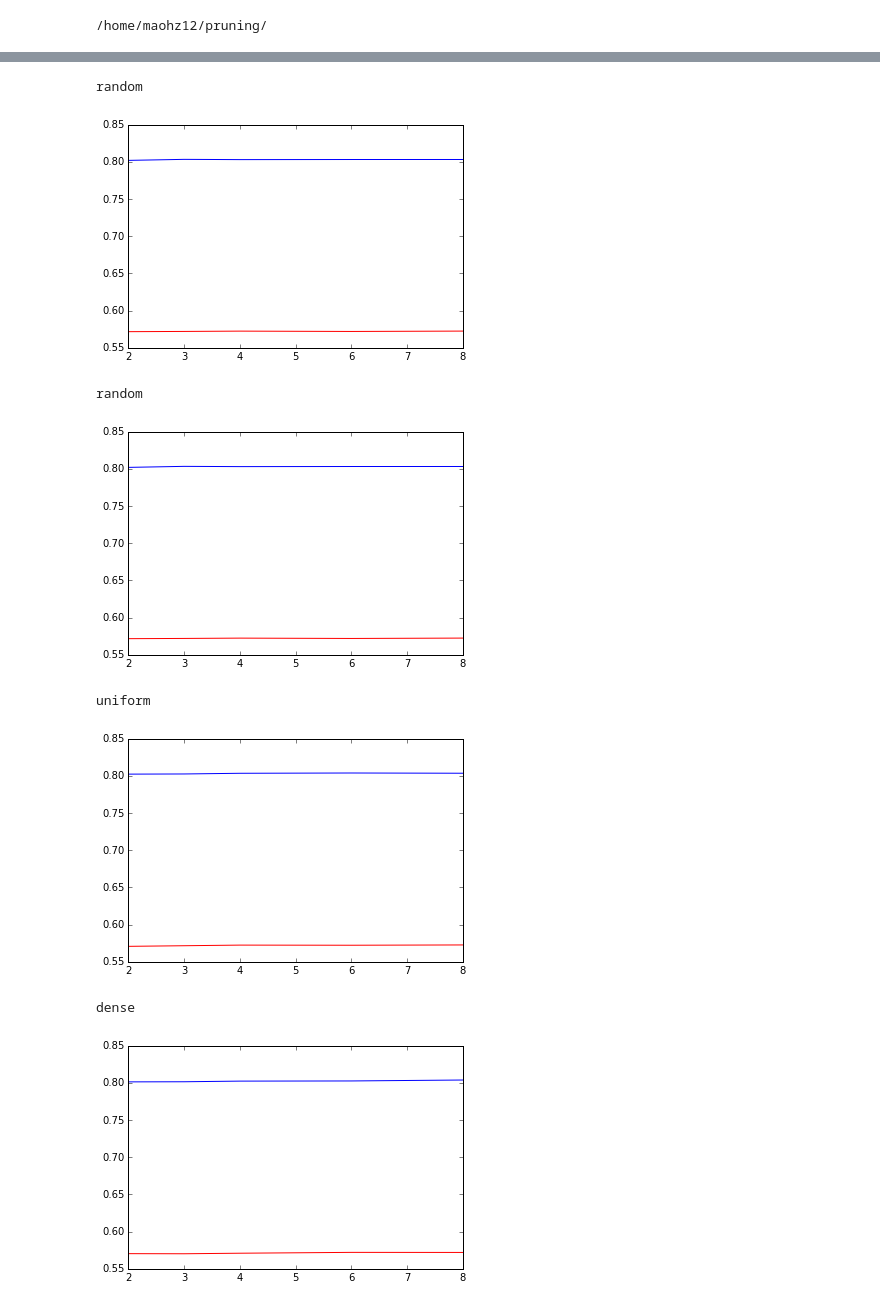
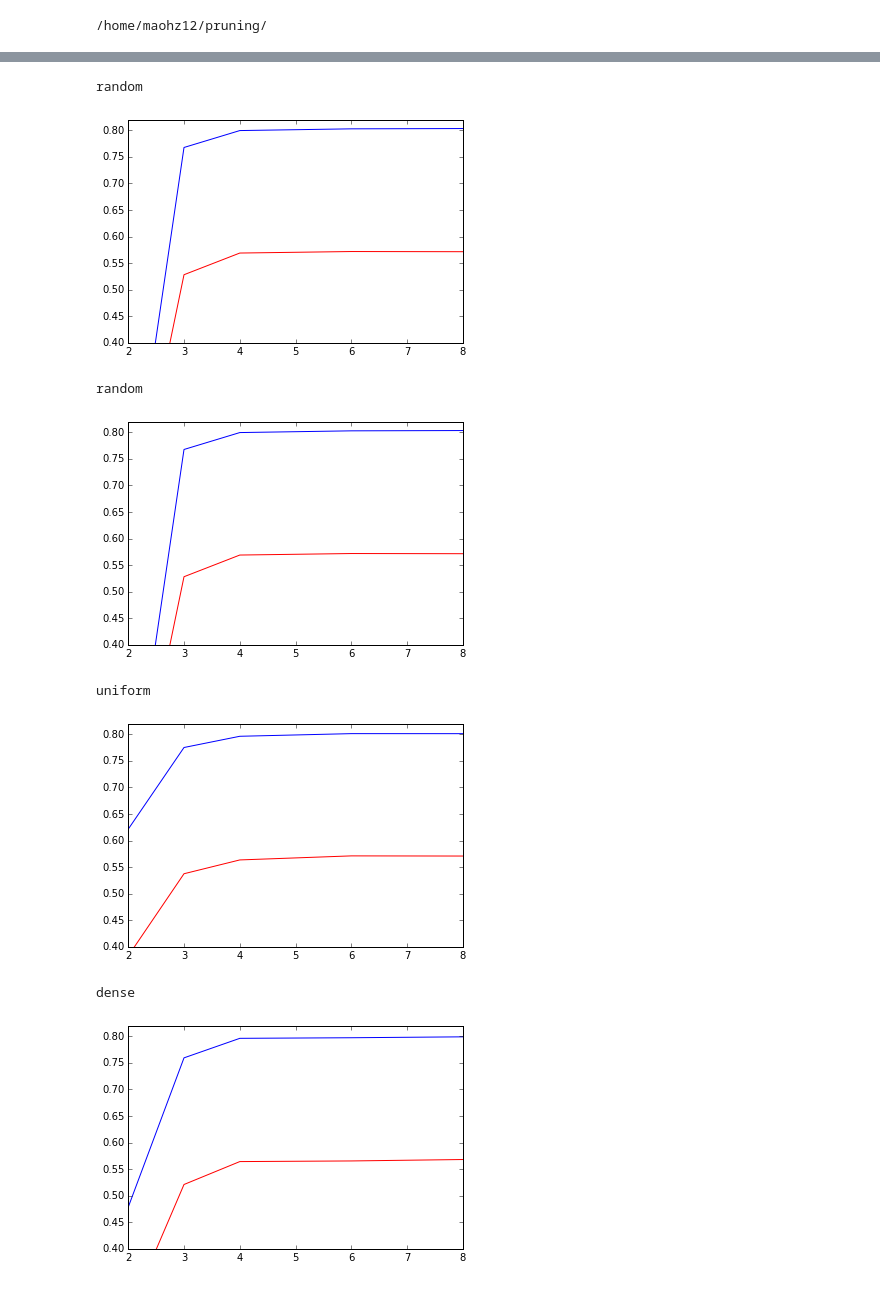
Before and after one commit to gaush123/NeuralCompression, a Jupyter notebook: 1_scripts/analyze_vgg_model/visualize_initialization_method.ipynb, the cells around one changed output, grey strips where cells are left out. Cells and saved outputs as stored; diff of their text form; code cells hidden in the pictures.

```diff
--- a/1_scripts/analyze_vgg_model/visualize_initialization_method.ipynb
+++ b/1_scripts/analyze_vgg_model/visualize_initialization_method.ipynb
@@ -16,8 +16,8 @@ dir_t = "/home/maohz12/pruning/2_results/kmeans/alexnet/"
 # %% [output]
 /home/maohz12/pruning/
 # %%
-accu_top1 = numpy.load(dir_t + 'accu_top1_initials_fc7.npy')
-accu_top5 = numpy.load(dir_t + 'accu_top5_initials_fc7.npy')
+accu_top1 = numpy.load(dir_t + 'accu_top1_initials_conv2.npy')
+accu_top5 = numpy.load(dir_t + 'accu_top5_initials_conv2.npy')
 
 
 types = ['random'] * 4 + ['uniform','dense']
@@ -27,7 +27,7 @@ for i in range(len(types)):
     print types[i]
     plt.plot(bits_list, accu_top1[i], c='red')
     plt.plot(bits_list, accu_top5[i], c='blue')
-    # plt.ylim(0.6,0.8)
+    plt.ylim(0.4,0.82)
 
     plt.show()
 # %% [output]
@@ -38,11 +38,11 @@ random
 random
-[figure, old version]
+[figure, new version]
 random
-[figure, old version]
+[figure, new version]
 uniform
-[figure, old version]
+[figure, new version]
 dense
-[figure, old version]
+[figure, new version]
 # %%
 accu_top1
 accu_top5
```
Also changed, not shown: parts of 2 cells of this notebook, 7 other files.
